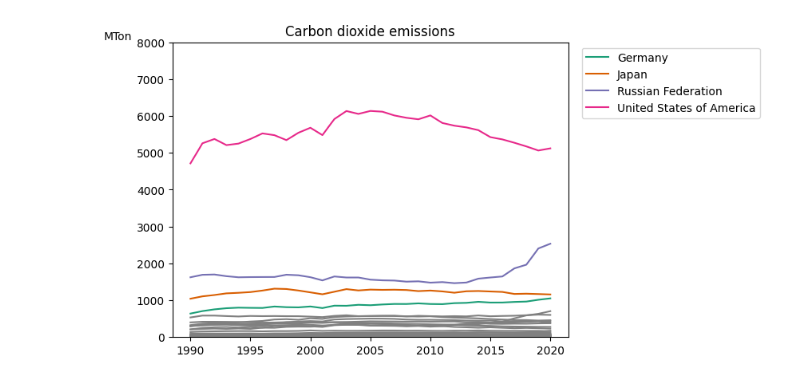
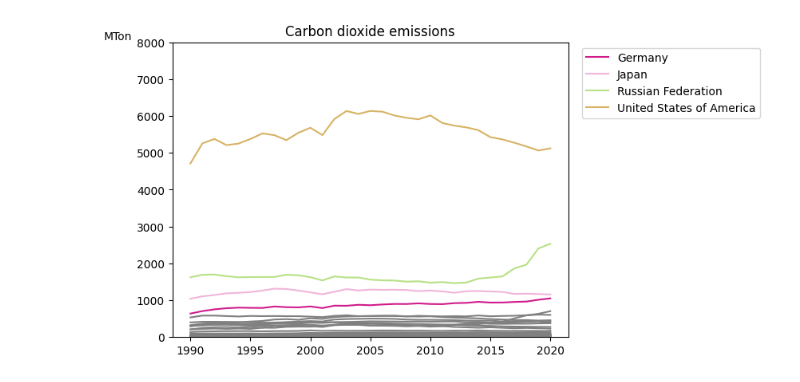
Before and after one commit to snohm/VS, a Jupyter notebook: Sorgenti/co2emission.ipynb, the cells around one changed output. Cells and saved outputs as stored; diff of their text form; code cells hidden in the pictures.

```diff
--- a/Sorgenti/co2emission.ipynb
+++ b/Sorgenti/co2emission.ipynb
@@ -28,7 +28,7 @@ for i in range (1990, 2021, 1):
 f = open("/workspace/VS/DataSet/Carbon dioxide in kilotonne.csv", "r")
 val = []
 label = ""
-color = ["#1b9e77", "#d95f02", "#7570b3", "#e7298a"]
+color = ["#d01c8b", "#f1b6da", "#b8e186", "#d8b365"]
 j = 0
 line = f.readline()
 elments = line.split(",")
@@ -41,31 +41,31 @@ while line != "" :
         for i in range (0, 31, 1):
             #if int(float(elments[2])/1000) > 1000:
              #  line = f.readline()
              #  elments = line.split(",")
              #  break
             val.append(int(float(elments[2])/1000)) # Mton
             #print(elments[1])
             label = elments[0]
             line = f.readline()
             elments = line.split(",")
         #print(len(years))
         #print(len(val))
         if i == 30 and val[len(val)-1] > 1000:
             plt.plot(years, val, label = label, color = color[j])
             j = j+1
         elif i == 30:
             plt.plot(years, val, color = "gray")
         val = []
         #i=i+1
     else:
         line = f.readline()
         elments = line.split(",")
 f.close()
 #print(i)
 plt.title("Carbon dioxide emissions")
 plt.ylabel("MTon", rotation='horizontal', loc = 'top')
 plt.legend(bbox_to_anchor=(1.02, 1), loc='upper left')
 plt.ylim(0, 8000)
 plt.show()
 # %% [output]
-[figure, old version]
+[figure, new version]
```
Also changed, not shown: 5 other files.
